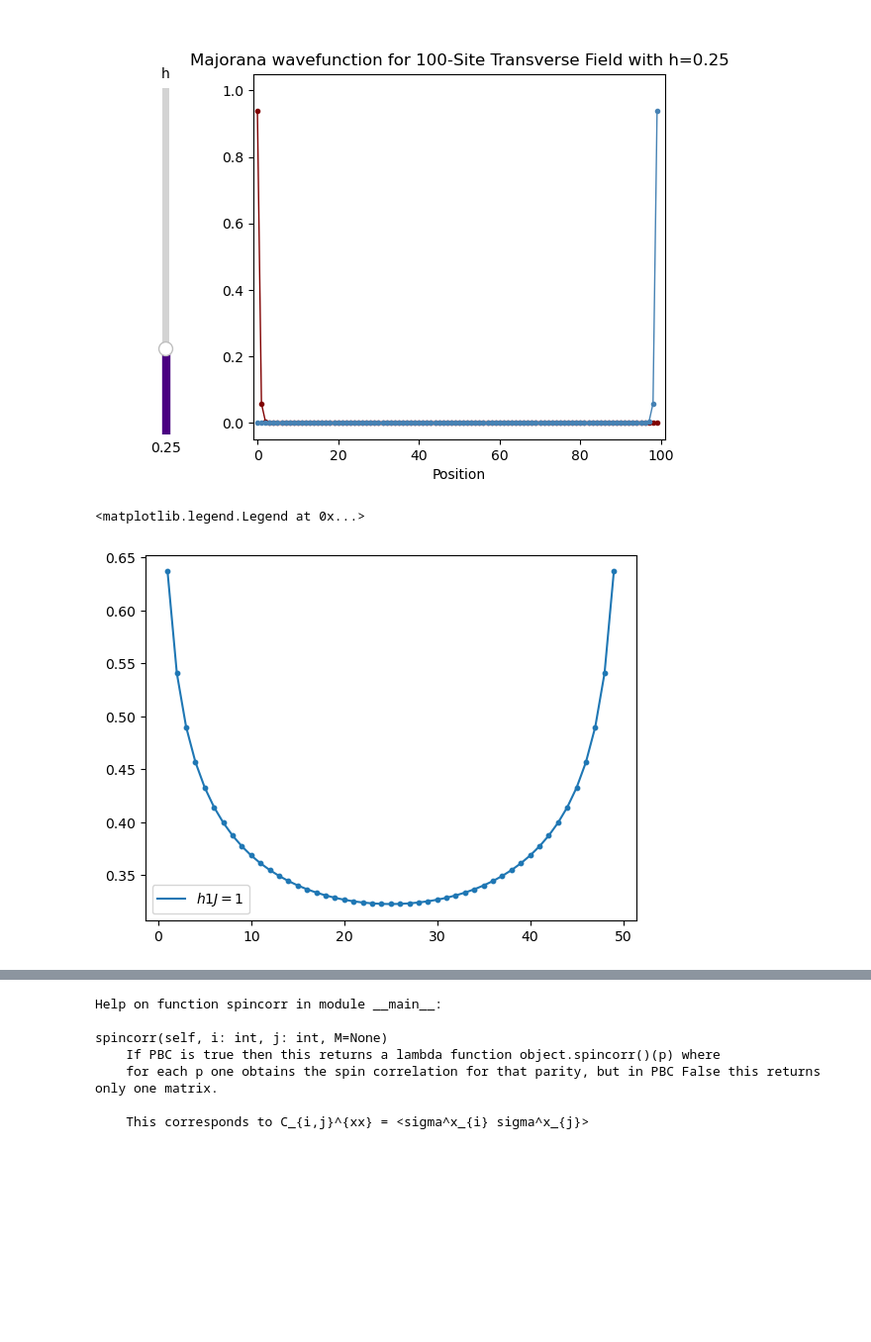
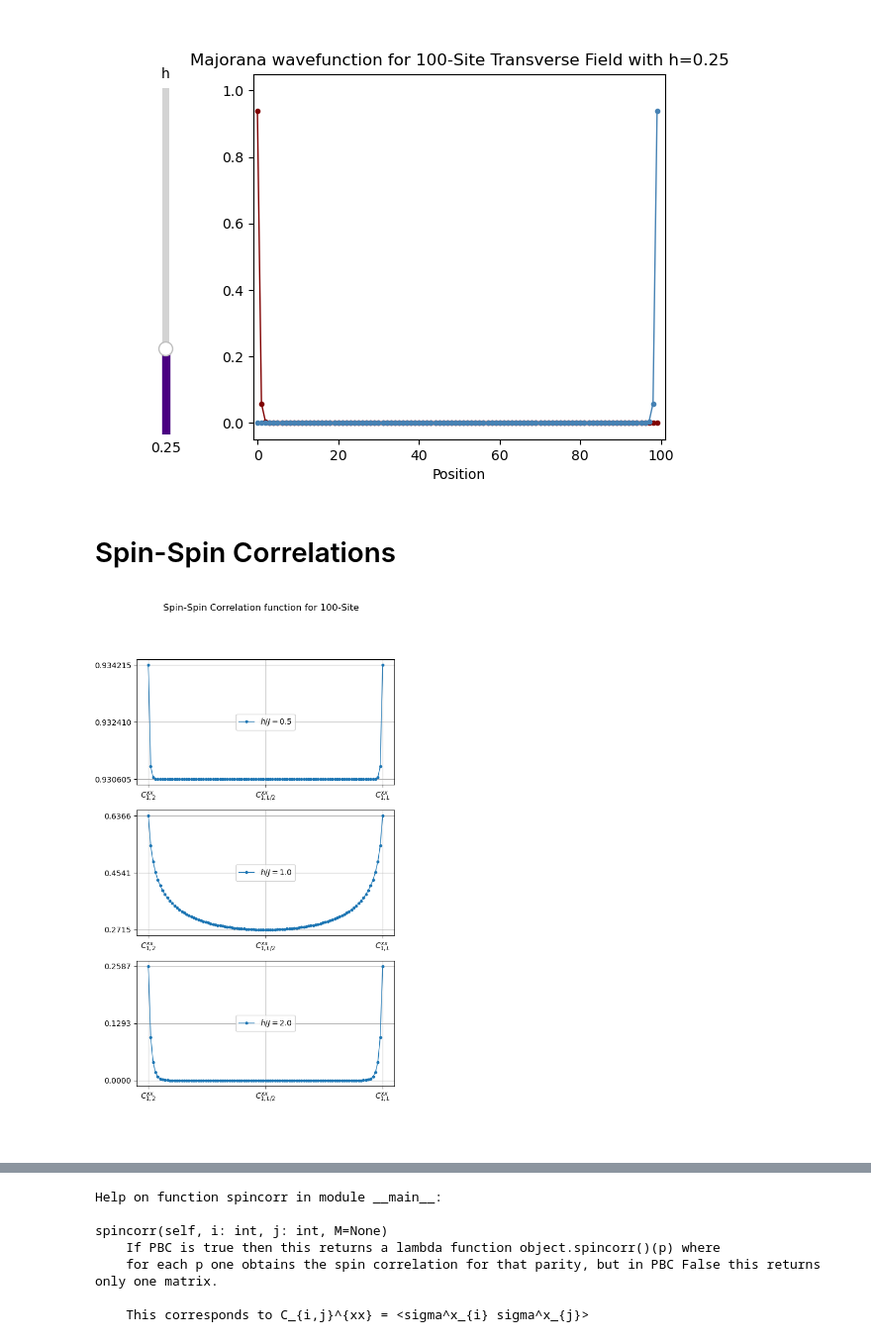
Before and after one commit to Skylines316/Quantum_Ising_Chain, a Jupyter notebook: IsingChain.ipynb, the cells around one changed output, grey strips where cells are left out. Shown at 99% size. Drawn from its saved outputs; the diff is of its cells as text; code cells hidden in the pictures; blank space fills up the shorter version.

```diff
--- a/IsingChain.ipynb
+++ b/IsingChain.ipynb
@@ -472,21 +476,33 @@ h_slider.on_changed(update)
 plt.show()
 # %% [output]
 [figure]
+# %% [markdown]
+# Spin-Spin Correlations
 # %%
 ## Correlations:
 
-L=50
-h=1
-J=1
-plt.figure()
-corr=[0 for i in range(L)]
-H = Hamiltonian(h,L,J,1,PBC=True)
-for l in range(L):
-    corr[l]=H.spincorr(0,l)(0)
+L = 100
+J = 1.
+kappa = 1.
 
-plt.scatter(range(1,L),corr[1:],s=10)
-plt.plot(range(1,L),corr[1:],label=r"$h$"+str(h)+"$J=$"+str(J))
-plt.legend()
+fig, axs = plt.subplots(3)
+fig.suptitle(r'Spin-Spin Correlation function for ' + str(L) + r'-Site')
+fig.set_size_inches(6,10)
+
+hL = int(L/2)
+
+p=0
+for h in [0.5, 1, 2]:
+  corr = []
+  H = Hamiltonian(h,L,J,kappa,PBC=True)
+  for l in range(1,L):
+    corr.append(H.spincorr(0,l)(0))
+
+  axs[p].plot(range(1,L), corr, 'o-', lw=1, markersize=3, label=r"$h/J=$"+str(h/J))
+  axs[p].set_xticks([1, L/2, L-1],[r'$C_{1,2}^{xx}$', r'$C_{1,L/2}^{xx}$', r'$C_{1,L}^{xx}$'])
+  axs[p].set_yticks([np.min(corr), np.min(corr)+(np.max(corr)-np.min(corr))/2, np.max(corr)])
+  axs[p].legend(loc='center')
+  axs[p].grid(True)
+  p+=1
 # %% [output]
-<matplotlib.legend.Legend at 0x...>
-[figure, old version]
+[figure, new version]
```
Also changed, not shown: parts of 8 cells of this notebook, 1 other file.
